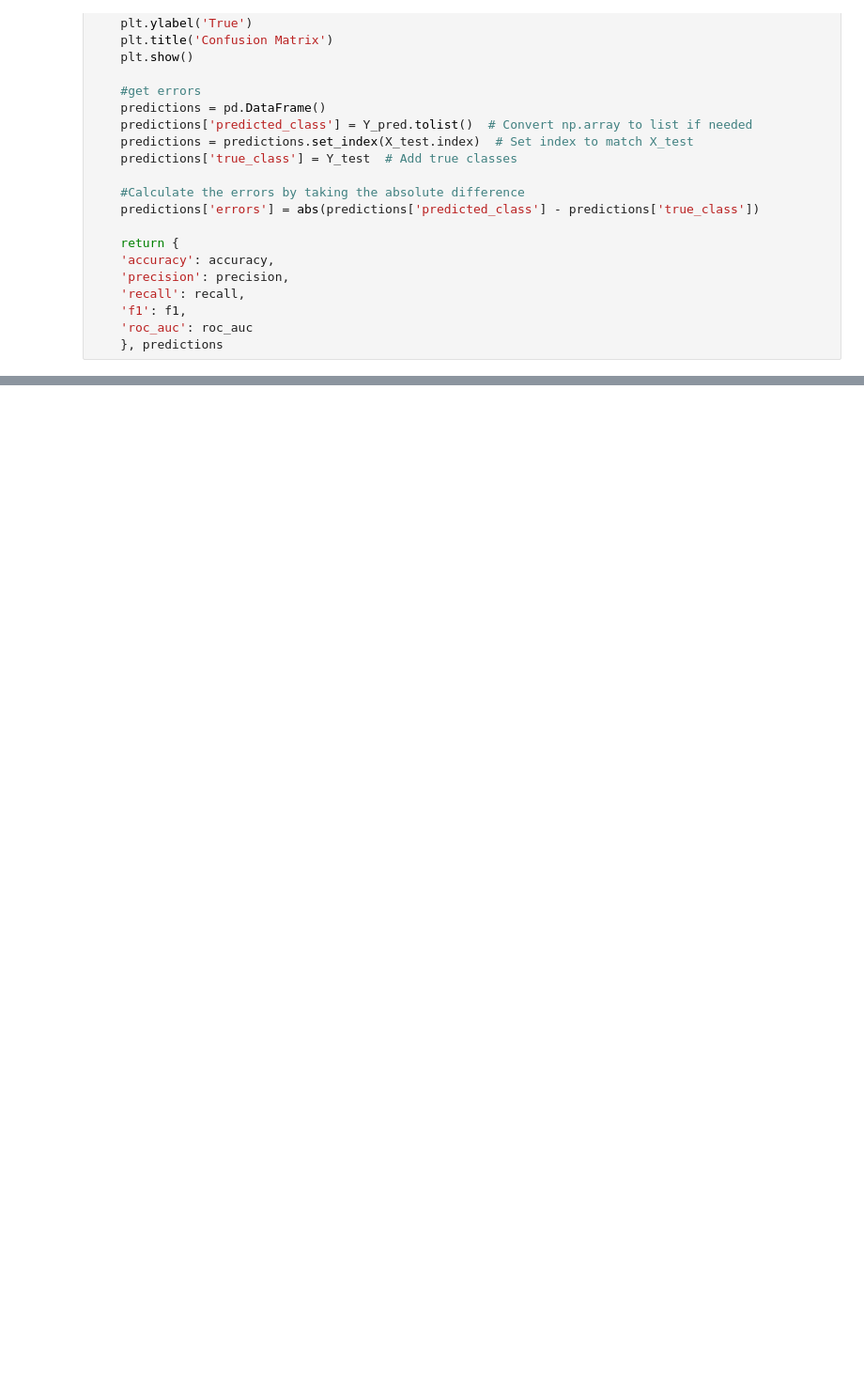
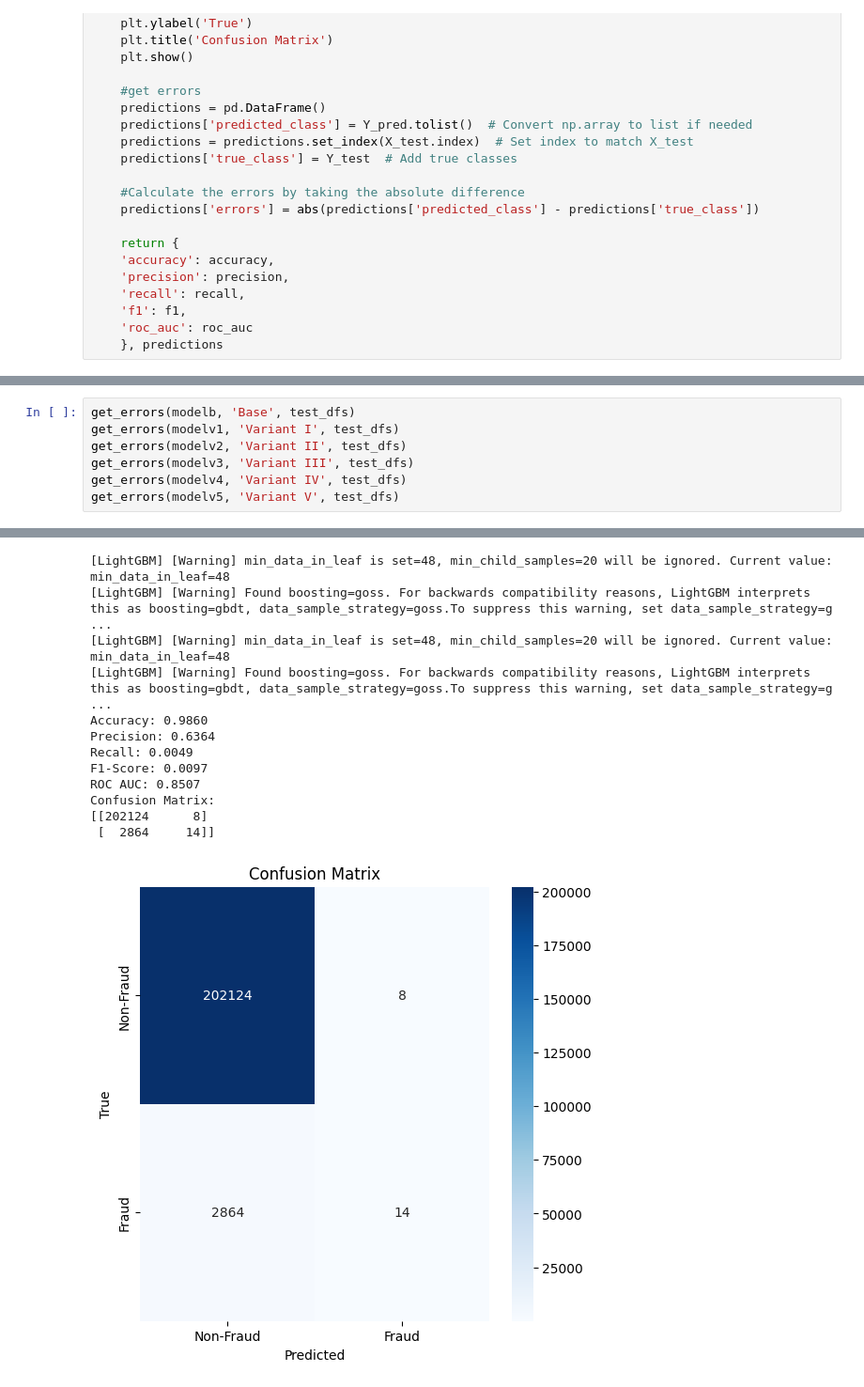
Before and after one commit to MDankloff/Cluster-Bias-Disco, a Jupyter notebook: Notebooks/BAF_exploratory.ipynb, the cells around one changed output, grey strips where cells are left out. Shown at 94% size. Cells and saved outputs as stored; diff of their text form; blank space fills up the shorter version.

```diff
--- a/Notebooks/BAF_exploratory.ipynb
+++ b/Notebooks/BAF_exploratory.ipynb
@@ -267,0 +253,8 @@ Confusion Matrix:
+# %%
+get_errors(modelb, 'Base', test_dfs)
+get_errors(modelv1, 'Variant I', test_dfs)
+get_errors(modelv2, 'Variant II', test_dfs)
+get_errors(modelv3, 'Variant III', test_dfs)
+get_errors(modelv4, 'Variant IV', test_dfs)
+get_errors(modelv5, 'Variant V', test_dfs)
+# %% [output]
@@ -267,0 +274,13 @@ Confusion Matrix:
+[LightGBM] [Warning] min_data_in_leaf is set=48, min_child_samples=20 will be ignored. Current value: min_data_in_leaf=48
+[LightGBM] [Warning] Found boosting=goss. For backwards compatibility reasons, LightGBM interprets this as boosting=gbdt, data_sample_strategy=goss.To suppress this warning, set data_sample_strategy=g ...
+[LightGBM] [Warning] min_data_in_leaf is set=48, min_child_samples=20 will be ignored. Current value: min_data_in_leaf=48
+[LightGBM] [Warning] Found boosting=goss. For backwards compatibility reasons, LightGBM interprets this as boosting=gbdt, data_sample_strategy=goss.To suppress this warning, set data_sample_strategy=g ...
+Accuracy: 0.9860
+Precision: 0.6364
+Recall: 0.0049
+F1-Score: 0.0097
+ROC AUC: 0.8507
+Confusion Matrix:
+[[202124      8]
+ [  2864     14]]
+[figure, added]
```
Also changed, not shown: parts of 5 cells of this notebook.
